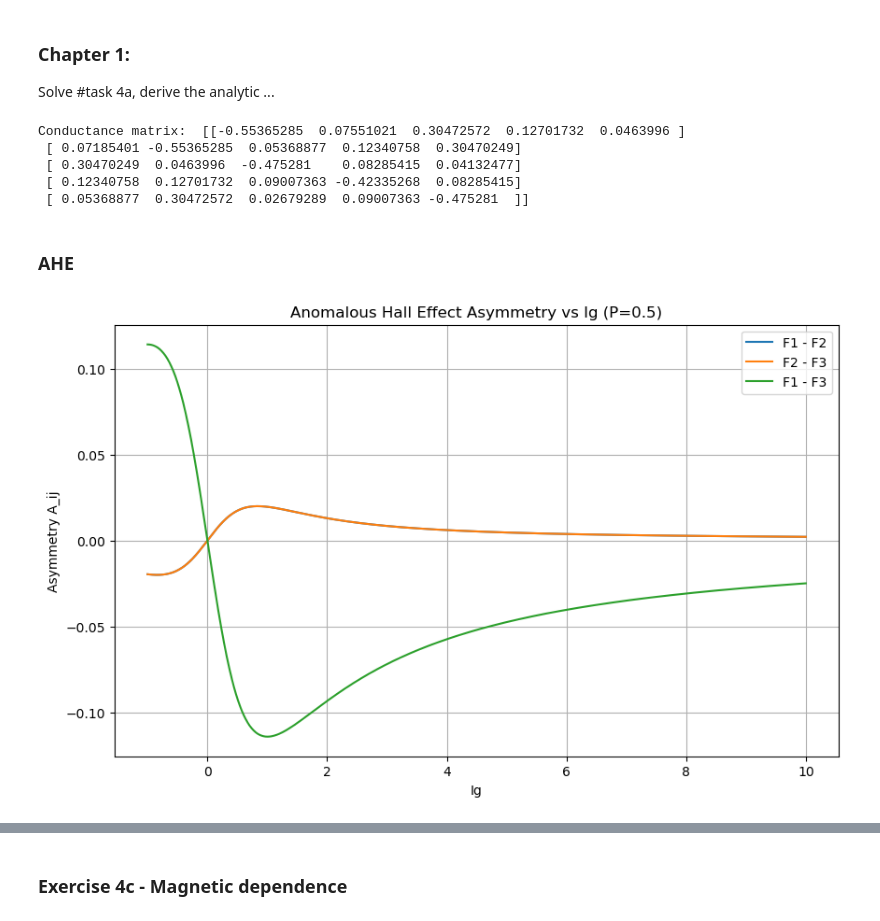
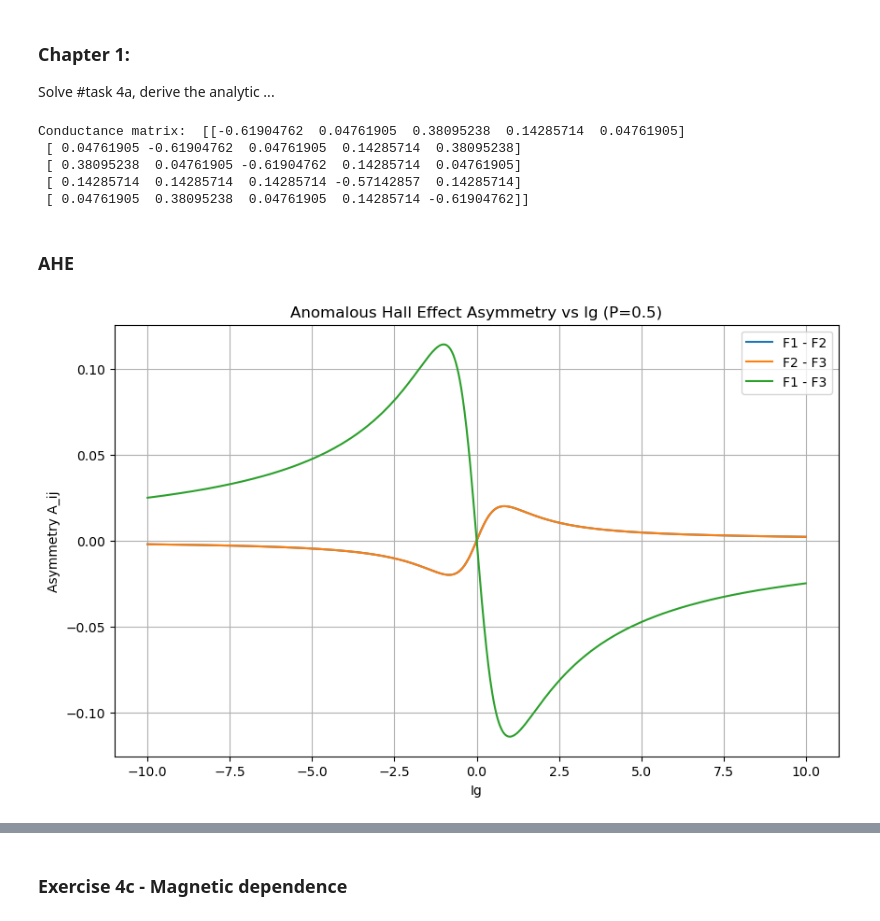
Before and after one commit to Maxim1920/Quantum_Transport, a Jupyter notebook: CodeDescriptionQuantumCircuits/Organized for students/code/Task 4.ipynb, the cells around one changed output, grey strips where cells are left out. Cells and saved outputs as stored; diff of their text form; code cells hidden in the pictures.

```diff
--- a/CodeDescriptionQuantumCircuits/Organized for students/code/Task 4.ipynb
+++ b/CodeDescriptionQuantumCircuits/Organized for students/code/Task 4.ipynb
@@ -52,12 +31,9 @@ def setup0():
 
     #Define the params
     P = 0
-    Gr1 = 0
-    Gr2 = 0
-    Pap = 0
 
     Gn = 1.0 #For normal connectors
-    GFN=[1.0,0.9,0.5,0.5]
+    GFN=[1.0,P,0,0]
     # Now the normal connectors, treated as Ohmic conductors
     Setup.addConductor("C0", 'NT', 'N1', 'Left', Gn)
     Setup.addConductor("C3", 'NT', 'N3', 'Right', Gn)
@@ -73,11 +49,11 @@ setup0()
 Setup.finalize()
 print("Conductance matrix: ", Setup.ConductanceMatrix)
 # %% [output]
-Conductance matrix:  [[-0.55365285  0.07551021  0.30472572  0.12701732  0.0463996 ]
- [ 0.07185401 -0.55365285  0.05368877  0.12340758  0.30470249]
- [ 0.30470249  0.0463996  -0.475281    0.08285415  0.04132477]
- [ 0.12340758  0.12701732  0.09007363 -0.42335268  0.08285415]
- [ 0.05368877  0.30472572  0.02679289  0.09007363 -0.475281  ]]
+Conductance matrix:  [[-0.61904762  0.04761905  0.38095238  0.14285714  0.04761905]
+ [ 0.04761905 -0.61904762  0.04761905  0.14285714  0.38095238]
+ [ 0.38095238  0.04761905 -0.61904762  0.14285714  0.04761905]
+ [ 0.14285714  0.14285714  0.14285714 -0.57142857  0.14285714]
+ [ 0.04761905  0.38095238  0.04761905  0.14285714 -0.61904762]]
 # %% [markdown]
 ### AHE
 # %%
@@ -97,7 +73,7 @@ def compute_AHE(P_val):
     Setup.setMagnetization('F3', 'T', [0,0,-1.0])
 
     G = 1.0
-    Ig_values = np.linspace(-1,10,1000)
+    Ig_values = np.linspace(-10,10,1000)
     # First setup magnetizations
     A_12, A_23, A_13 = [], [], []
     for Ig in Ig_values:
@@ -105,34 +81,34 @@ def compute_AHE(P_val):
         Setup.setConductance('CF1',pars)
         Setup.setConductance('CF2',pars)
         Setup.setConductance('CF3',pars)
 
         Setup.compute()
         G_mat = Setup.ConductanceMatrix
 
         #Assymetries
         a12 = (G_mat[2,3] - G_mat[3,2]) / (G_mat[2,3] + G_mat[3,2])
         a23 = (G_mat[3,4] - G_mat[4,3]) / (G_mat[3,4] + G_mat[4,3])
         a13 = (G_mat[2,4] - G_mat[4,2]) / (G_mat[2,4] + G_mat[4,2])
 
         A_12.append(a12)
         A_23.append(a23)
         A_13.append(a13)
     return Ig_values, np.array(A_12), np.array(A_23), np.array(A_13)
 
 Ig_vals, A12, A23, A13 = compute_AHE(P_val=0.5)
 # Plotting
 plt.figure(figsize=(10, 6))
 plt.plot(Ig_vals, A12, label='F1 - F2')
 plt.plot(Ig_vals, A23, label='F2 - F3')
 plt.plot(Ig_vals, A13, label='F1 - F3')
 plt.xlabel('Ig')
 plt.ylabel('Asymmetry A_ij')
 plt.title('Anomalous Hall Effect Asymmetry vs Ig (P=0.5)')
 plt.legend()
 plt.grid(True)
 plt.show()
 # %% [output]
-[figure, old version]
+[figure, new version]
 # %%
 Ig_vals, A12, A23, A13 = compute_AHE(P_val=1.0)
 # Plotting
```
Also changed, not shown: parts of 8 cells of this notebook, 1 other file.
